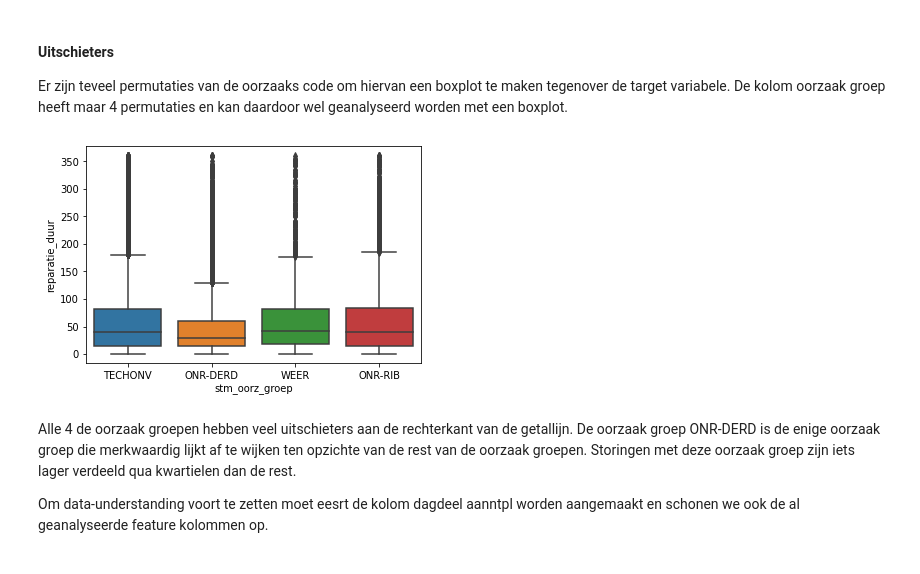
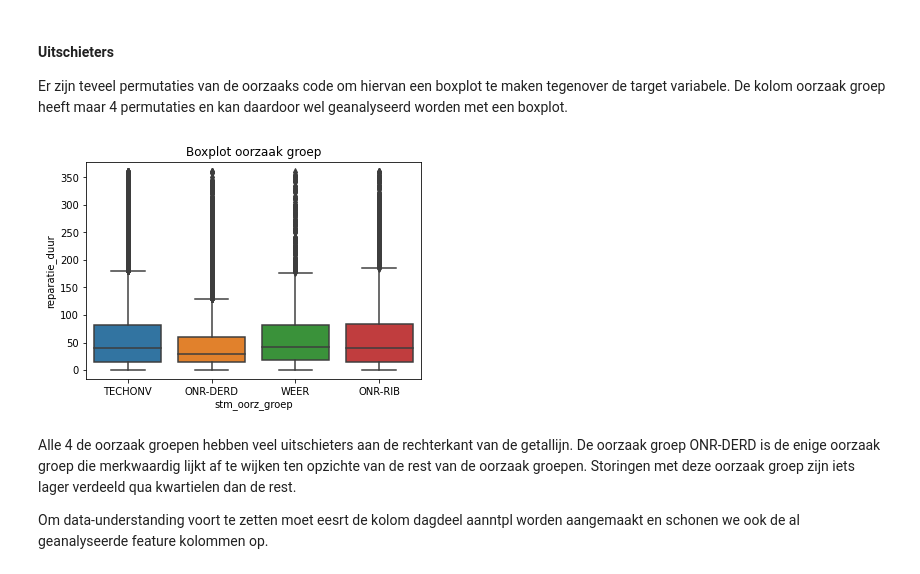
Before and after one commit to sbeetsma/DDB_groep5, a Jupyter notebook: prorail_1.ipynb, the cells around one changed output. Cells and saved outputs as stored; diff of their text form; code cells hidden in the pictures.

```diff
--- a/prorail_1.ipynb
+++ b/prorail_1.ipynb
@@ -881,9 +882,10 @@ Er zijn teveel permutaties van de oorzaaks code om hiervan een boxplot te maken
 De kolom oorzaak groep heeft maar 4 permutaties en kan daardoor wel geanalyseerd worden met een boxplot.
 # %%
 sns.boxplot(x='stm_oorz_groep', y=target, data=dataset_m3)
+plt.title('Boxplot oorzaak groep')
 plt.show()
 # %% [output]
-[figure, old version]
+[figure, new version]
 # %% [markdown]
 Alle 4 de oorzaak groepen hebben veel uitschieters aan de rechterkant van de getallijn.
 De oorzaak groep ONR-DERD is de enige oorzaak groep die merkwaardig lijkt af te wijken ten opzichte van de rest van de oorzaak groepen.
```
Also changed, not shown: parts of 4 cells of this notebook.
